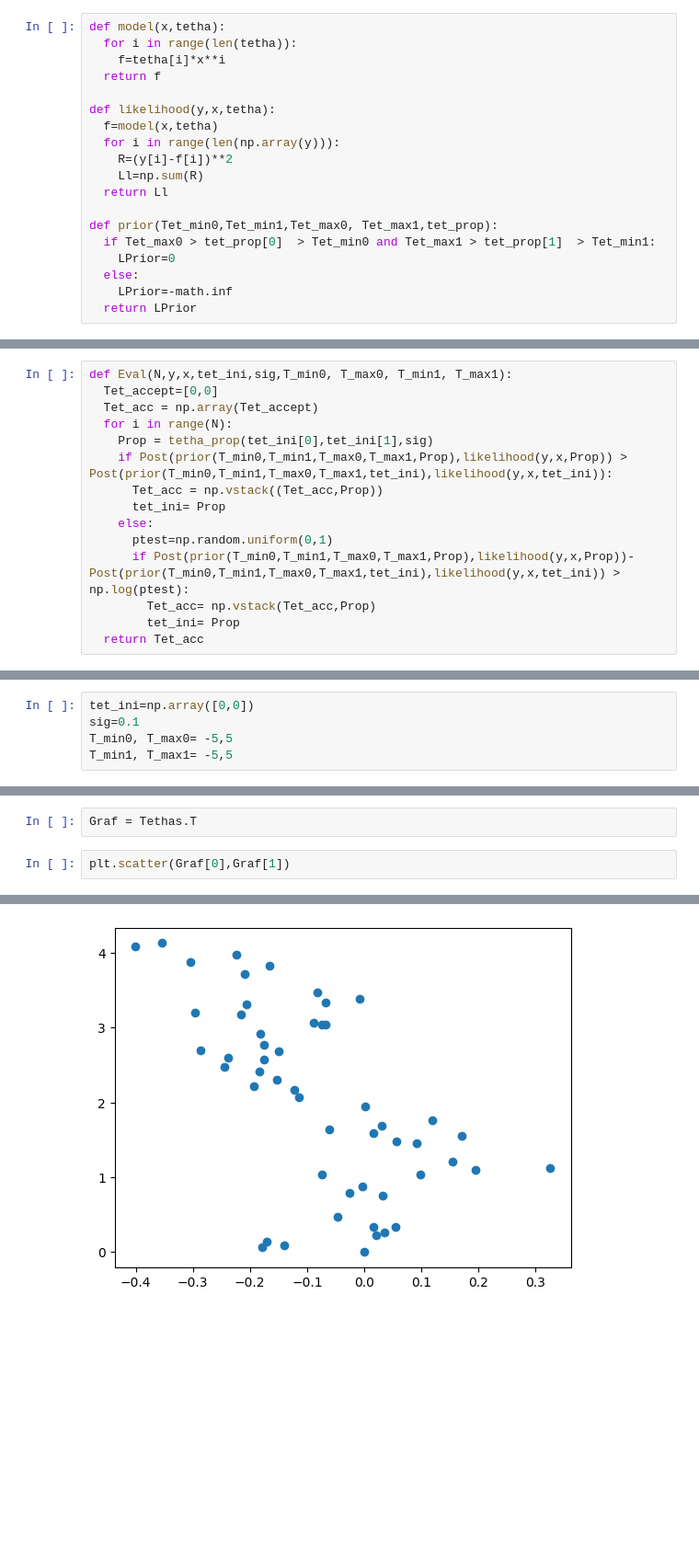
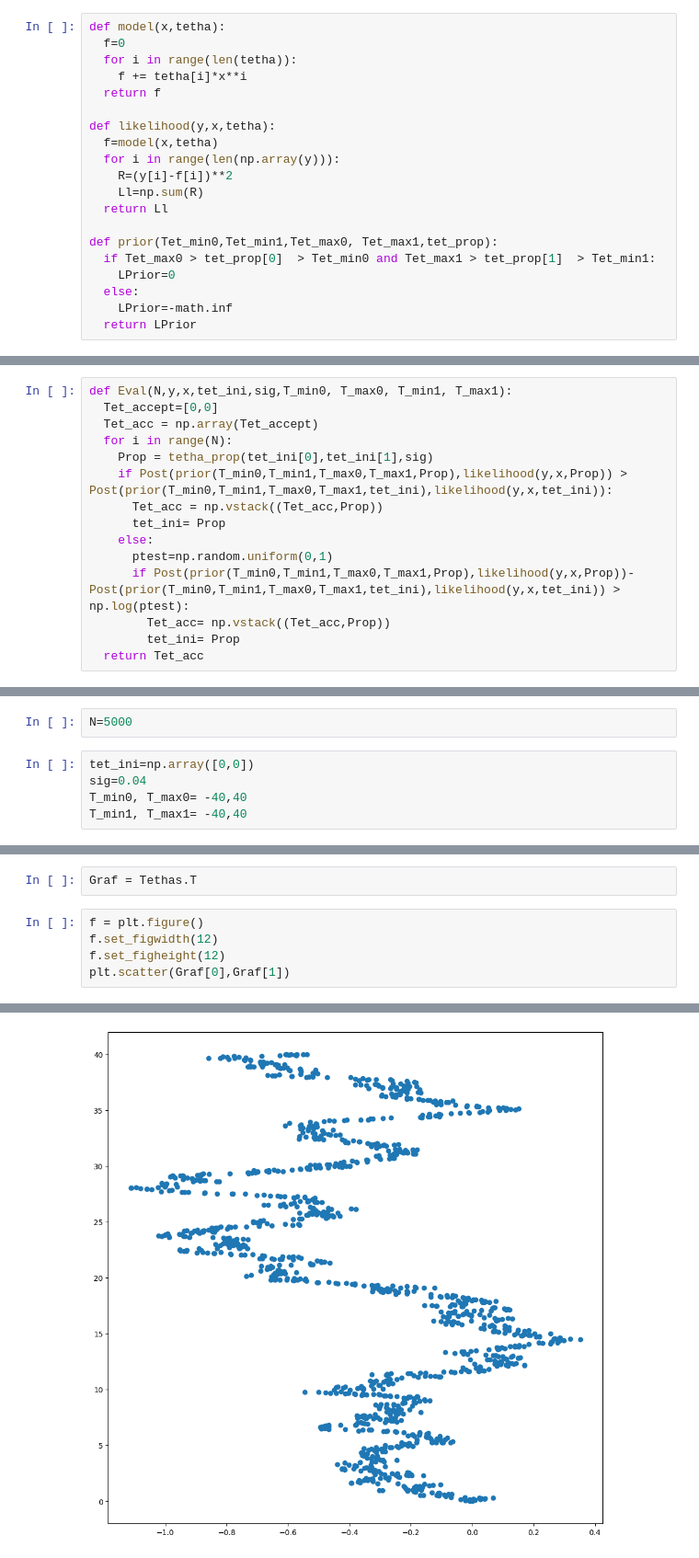
Before and after one commit to DCI-alxogm/ml2023-David-Nicolas364, a Jupyter notebook: Sep30/Ejercicio_30.ipynb, the cells around one changed output, grey strips where cells are left out. Shown at 92% size. Saved outputs shown, nothing was run; the diff lists cells and outputs as text; blank space fills up the shorter version.

```diff
--- a/Sep30/Ejercicio_30.ipynb
+++ b/Sep30/Ejercicio_30.ipynb
@@ -13,8 +13,9 @@ def tetha_prop(tet_in1,tet_in2, sig):
   return tet_p
 # %%
 def model(x,tetha):
+  f=0
   for i in range(len(tetha)):
-    f=tetha[i]*x**i
+    f += tetha[i]*x**i
   return f
 
 def likelihood(y,x,tetha):
@@ -46,6 +47,6 @@ def Eval(N,y,x,tet_ini,sig,T_min0, T_max0, T_min1, T_max1):
     else:
       ptest=np.random.uniform(0,1)
       if Post(prior(T_min0,T_min1,T_max0,T_max1,Prop),likelihood(y,x,Prop))-Post(prior(T_min0,T_min1,T_max0,T_max1,tet_ini),likelihood(y,x,tet_ini)) > np.log(ptest):
-        Tet_acc= np.vstack(Tet_acc,Prop)
+        Tet_acc= np.vstack((Tet_acc,Prop))
         tet_ini= Prop
   return Tet_acc
@@ -63,14 +67,19 @@ y=data[1]
+# %%
+N=5000
 # %%
 tet_ini=np.array([0,0])
-sig=0.1
-T_min0, T_max0= -5,5
-T_min1, T_max1= -5,5
+sig=0.04
+T_min0, T_max0= -40,40
+T_min1, T_max1= -40,40
 # %%
 Tethas = Eval(N,y,x,tet_ini,sig,T_min0, T_max0, T_min1, T_max1)
 # %%
 Graf = Tethas.T
 # %%
+f = plt.figure()
+f.set_figwidth(12)
+f.set_figheight(12)
 plt.scatter(Graf[0],Graf[1])
 # %% [output]
 <matplotlib.collections.PathCollection at 0x...>
-[figure, old version]
+[figure, new version]
```
Also changed, not shown: parts of 7 cells of this notebook.
